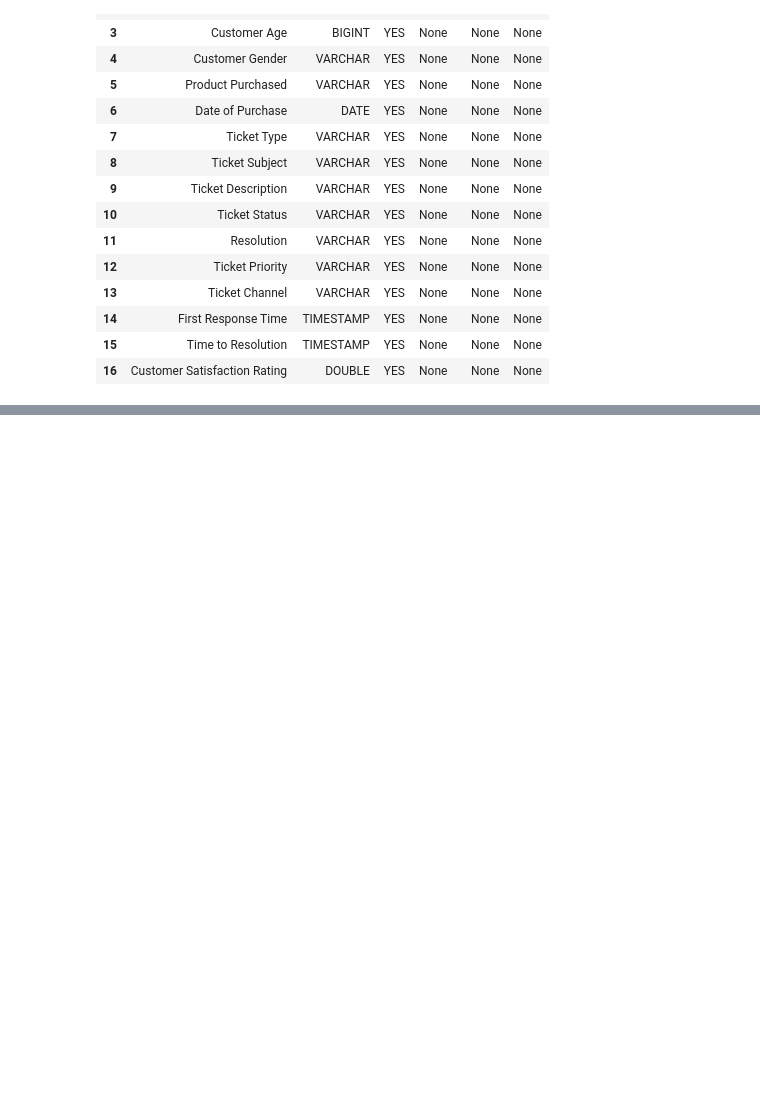
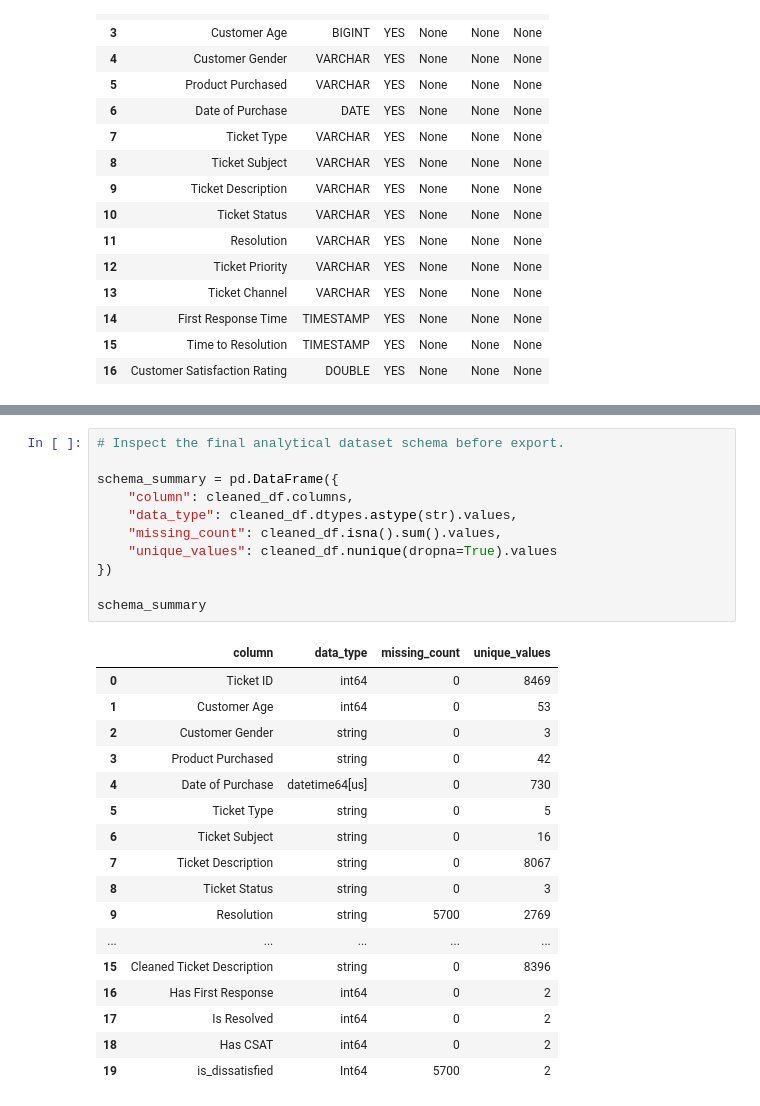
Before and after one commit to roshitha-nair/ai-customer-support-analytics, a Jupyter notebook: notebooks/01_data_cleaning.ipynb, the cells around one changed output, grey strips where cells are left out. Saved outputs shown, nothing was run; the diff lists cells and outputs as text; blank space fills up the shorter version.

Commit message:
feat: complete data cleaning and feature engineering

```diff
--- a/notebooks/01_data_cleaning.ipynb
+++ b/notebooks/01_data_cleaning.ipynb
@@ -1147,0 +1832,29 @@ schema_check
+# %%
+# Inspect the final analytical dataset schema before export.
+
+schema_summary = pd.DataFrame({
+    "column": cleaned_df.columns,
+    "data_type": cleaned_df.dtypes.astype(str).values,
+    "missing_count": cleaned_df.isna().sum().values,
+    "unique_values": cleaned_df.nunique(dropna=True).values
+})
+
+schema_summary
+# %% [output]
+|  | column | data_type | missing_count | unique_values |
+| 0 | Ticket ID | int64 | 0 | 8469 |
+| 1 | Customer Age | int64 | 0 | 53 |
+| 2 | Customer Gender | string | 0 | 3 |
+| 3 | Product Purchased | string | 0 | 42 |
+| 4 | Date of Purchase | datetime64[us] | 0 | 730 |
+| 5 | Ticket Type | string | 0 | 5 |
+| 6 | Ticket Subject | string | 0 | 16 |
+| 7 | Ticket Description | string | 0 | 8067 |
+| 8 | Ticket Status | string | 0 | 3 |
+| 9 | Resolution | string | 5700 | 2769 |
+| ... | ... | ... | ... | ... |
+| 15 | Cleaned Ticket Description | string | 0 | 8396 |
+| 16 | Has First Response | int64 | 0 | 2 |
+| 17 | Is Resolved | int64 | 0 | 2 |
+| 18 | Has CSAT | int64 | 0 | 2 |
+| 19 | is_dissatisfied | Int64 | 5700 | 2 |
```
Also changed, not shown: parts of 57 cells of this notebook, 1 other file.
